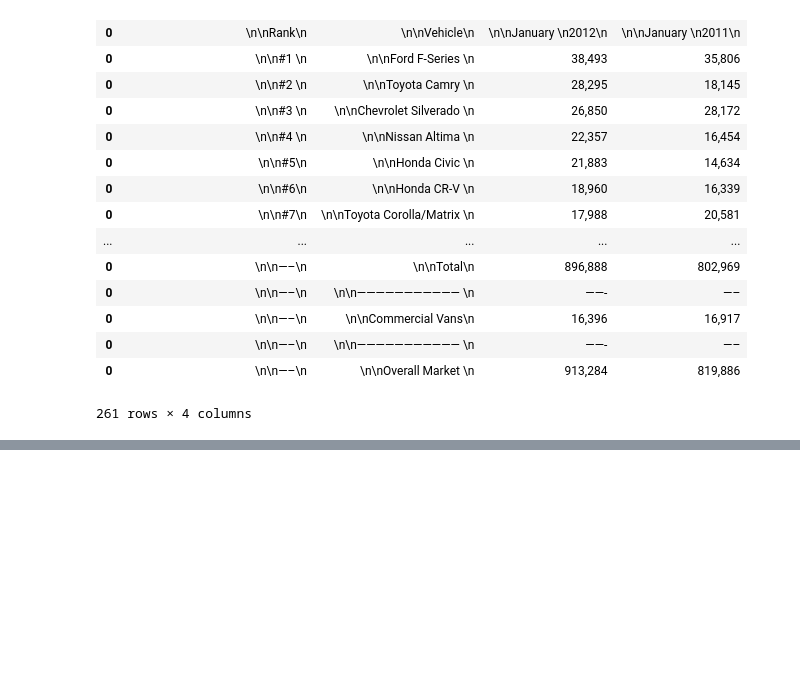
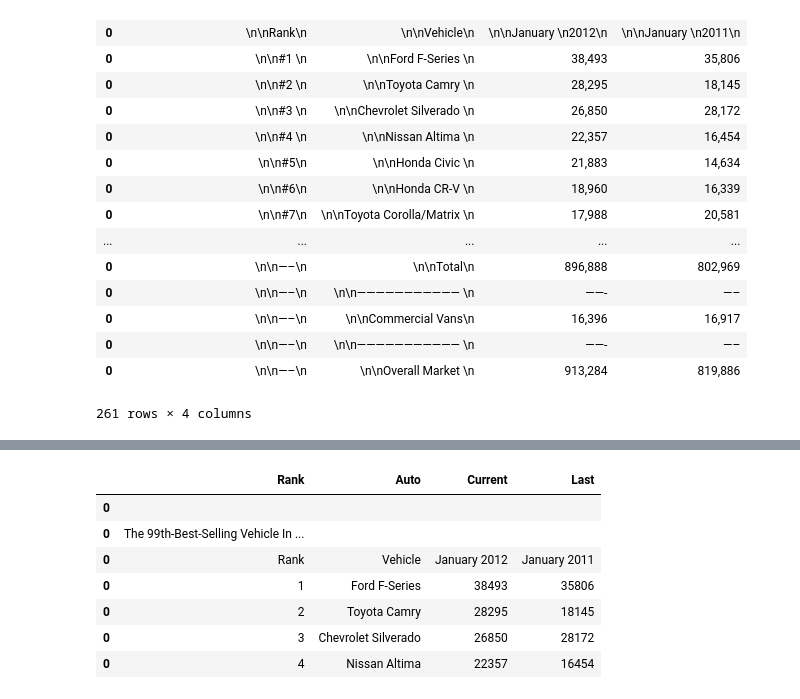
Before and after one commit to evanavaughan/auto_sales_prediction, a Jupyter notebook: multiple_table_scraper.ipynb, the cells around one changed output, grey strips where cells are left out. Drawn from its saved outputs; the diff is of its cells as text; code cells hidden in the pictures; blank space fills up the shorter version.

```diff
--- a/multiple_table_scraper.ipynb
+++ b/multiple_table_scraper.ipynb
@@ -119,0 +159,11 @@ x
+# %%
+y = x
+df = y
+# %%
+def cell_cleaning(item):
+    item = item.strip(' \n')
+    item = item.strip('#')
+    item = item.strip(',')
+    item = item.replace('\n', '')
+    item = item.replace(',', '')
+    return item
@@ -120,2 +179,15 @@ x
+# %%
+df = df.applymap(lambda x: cell_cleaning(x))
+# %%
+df.head(7)
+# %% [output]
+|  | Rank | Auto | Current | Last |
+| 0 |  |  |  |  |
+| 0 | The 99th-Best-Selling Vehicle In ... |  |  |  |
+| 0 | Rank | Vehicle | January 2012 | January 2011 |
+| 0 | 1 | Ford F-Series | 38493 | 35806 |
+| 0 | 2 | Toyota Camry | 28295 | 18145 |
+| 0 | 3 | Chevrolet Silverado | 26850 | 28172 |
+| 0 | 4 | Nissan Altima | 22357 | 16454 |
 # %%
 good_df = df
```
Also changed, not shown: parts of 14 cells of this notebook, 3 other files.
